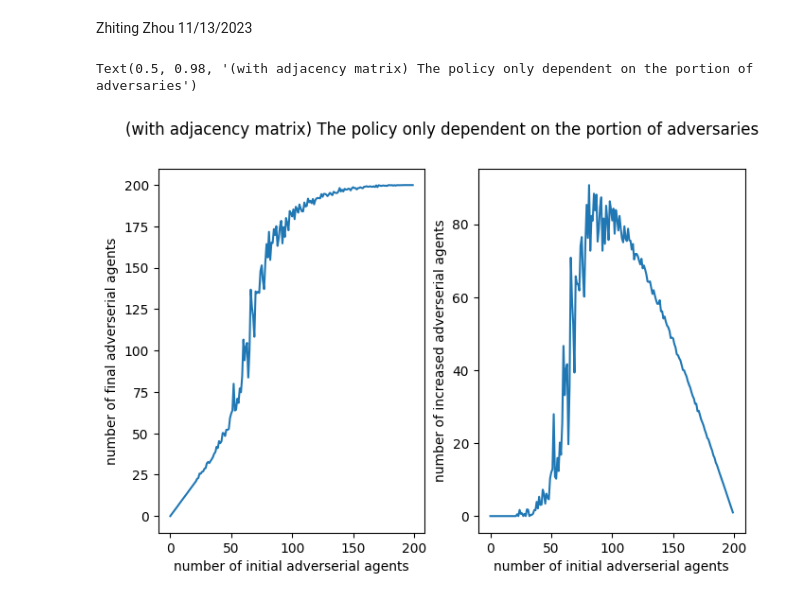
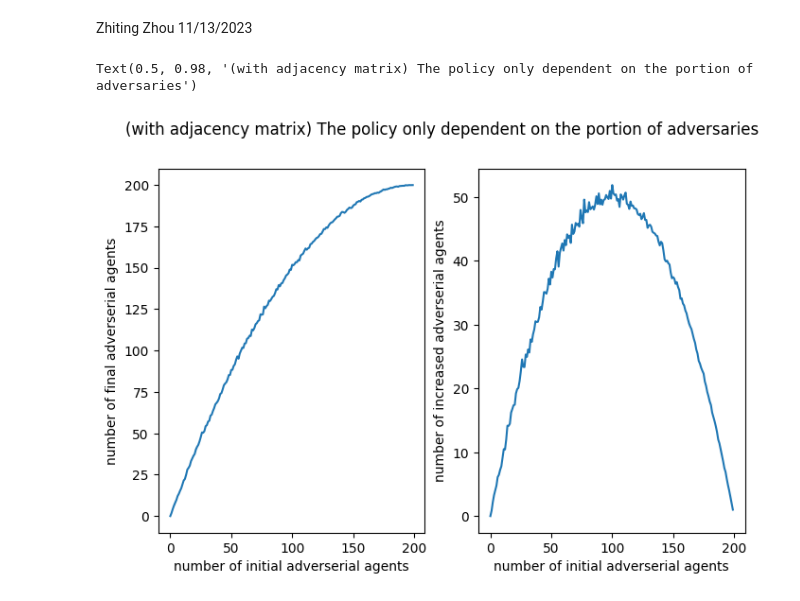
Before and after one commit to zhiting622/multiagent-simulation, a Jupyter notebook: simulation_with_adjacency.ipynb, the cells around one changed output. Saved outputs shown, nothing was run; the diff lists cells and outputs as text; code cells hidden in the pictures.

```diff
--- a/simulation_with_adjacency.ipynb
+++ b/simulation_with_adjacency.ipynb
@@ -11,8 +11,9 @@ import networkx as nx
 brown = 0
 purple = 1
 
+time_steps = 10
 num_agents = 200
-monte_carlo = 20
+monte_carlo = 50
 random_seed = 1
 # %%
 # individual agent's policy
@@ -73,7 +74,7 @@ def linear(x):
 # %%
 def simulation(num_agents=1000, depends_on_past_states=True, past_states=None,
                func=None, impacted_by_portion=None, confidence=None, impact_from_others=None, cost_of_state=None):
-    current_states = past_states
+    current_states = np.copy(past_states)
     for i in range(num_agents):
         if past_states[i] == 1: # it is already purple
             # do nothing
@@ -112,7 +113,7 @@ adjacency_another = [random.shuffle(row) for row in adjacency_identity]
 adjacency = adjacency_1
 # show_graph_with_labels(adjacency)
 # %%
-# simulation begins
+# single iteration simulation begins
 random.seed(random_seed)
 depends_on_past_states = True # if the agent's policy depends on past states or current states?
 num_purple = [] # how many purple we end up with
@@ -127,41 +128,44 @@ for num_adv in range(num_agents):
     current_purple_carlo = 0
     for iter in range(monte_carlo):
         current_states, current_purple, increased_purple = simulation(num_agents=num_agents, depends_on_past_states=True,past_states=past_states,
-                                                                      func=None, impacted_by_portion=True, confidence=None, impact_from_others=adjacency, cost_of_state=None)
-        current_states_carlo = current_states_carlo + current_states
+                                                                      func=linear, impacted_by_portion=True, confidence=None, impact_from_others=adjacency, cost_of_state=None)
+        if iter == 0:
+            current_states_carlo =  np.copy(current_states)
+        else:
+            current_states_carlo = current_states_carlo + current_states
         current_states_carlo = np.array(current_states_carlo)
         current_purple_carlo += current_purple
 
     current_states = [round(num) for num in current_states_carlo/monte_carlo] # make sure the states are binary
 
     current_purple = current_purple_carlo/monte_carlo
     increased_purple = current_purple - num_adv
 
     num_purple.append(current_purple)
     nums.append(num_adv)
     num_increase.append(increased_purple)
     num_portion.append((sum(current_states) - num_adv) / (sum(past_states)+0.001))
 
 plt.subplots(1, 2, figsize=(8, 5))
 
 ax = plt.subplot(1,2,1)
 plt.plot(nums, num_purple)
 plt.xlabel("number of initial adverserial agents")
 plt.ylabel("number of final adverserial agents")
 
 ax = plt.subplot(1,2,2)
 plt.plot(nums, num_increase)
 plt.xlabel("number of initial adverserial agents")
 plt.ylabel("number of increased adverserial agents")
 
 plt.suptitle('(with adjacency matrix) The policy only dependent on the portion of adversaries')
 # ax = plt.subplot(1,3,3)
 # plt.plot(nums, num_portion)
 # plt.xlabel("number of initial adverserial agents")
 # plt.ylabel("number of increased adverserial agents")
 # plt.title("the policy depends on the portion of answering purple")
 # %% [output]
 Text(0.5, 0.98, '(with adjacency matrix) The policy only dependent on the portion of adversaries')
-[figure, old version]
+[figure, new version]
 # %%
 # reward function of each agent
```
Also changed, not shown: parts of 12 cells of this notebook, 1 other file.
